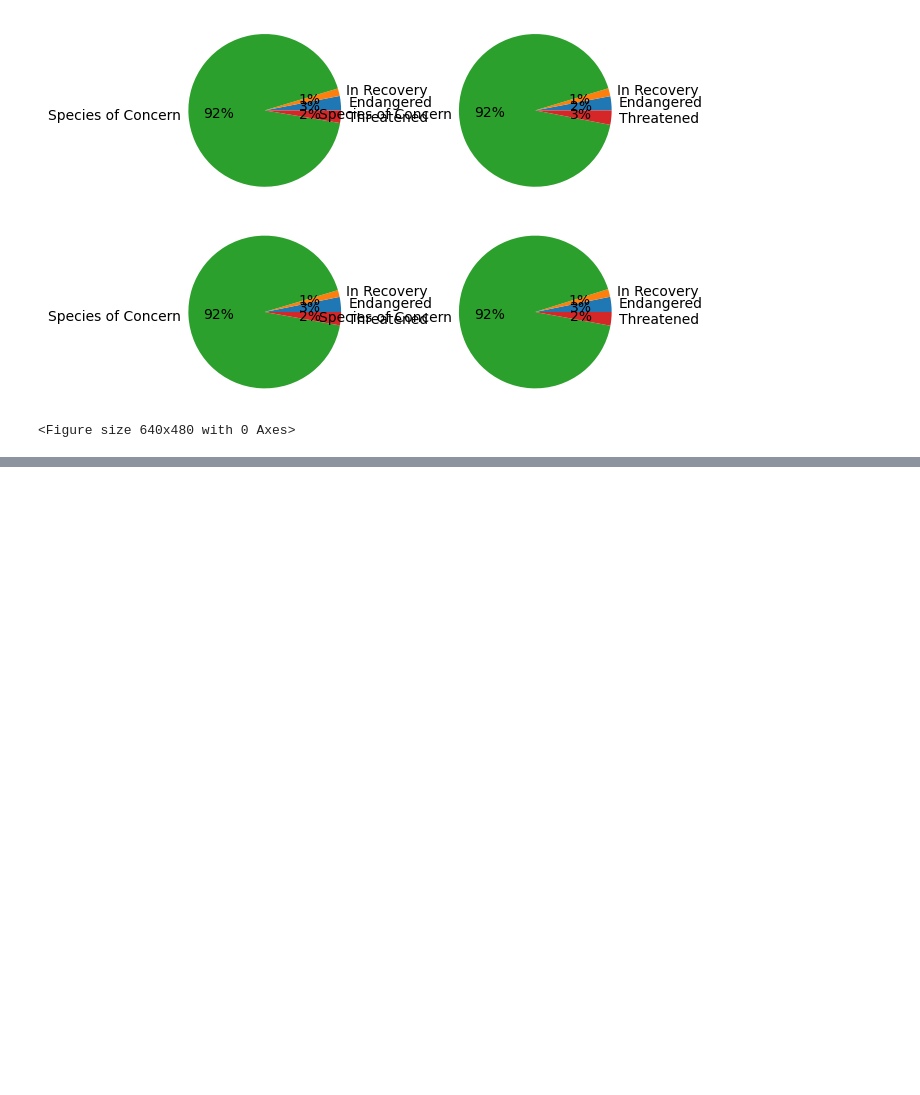
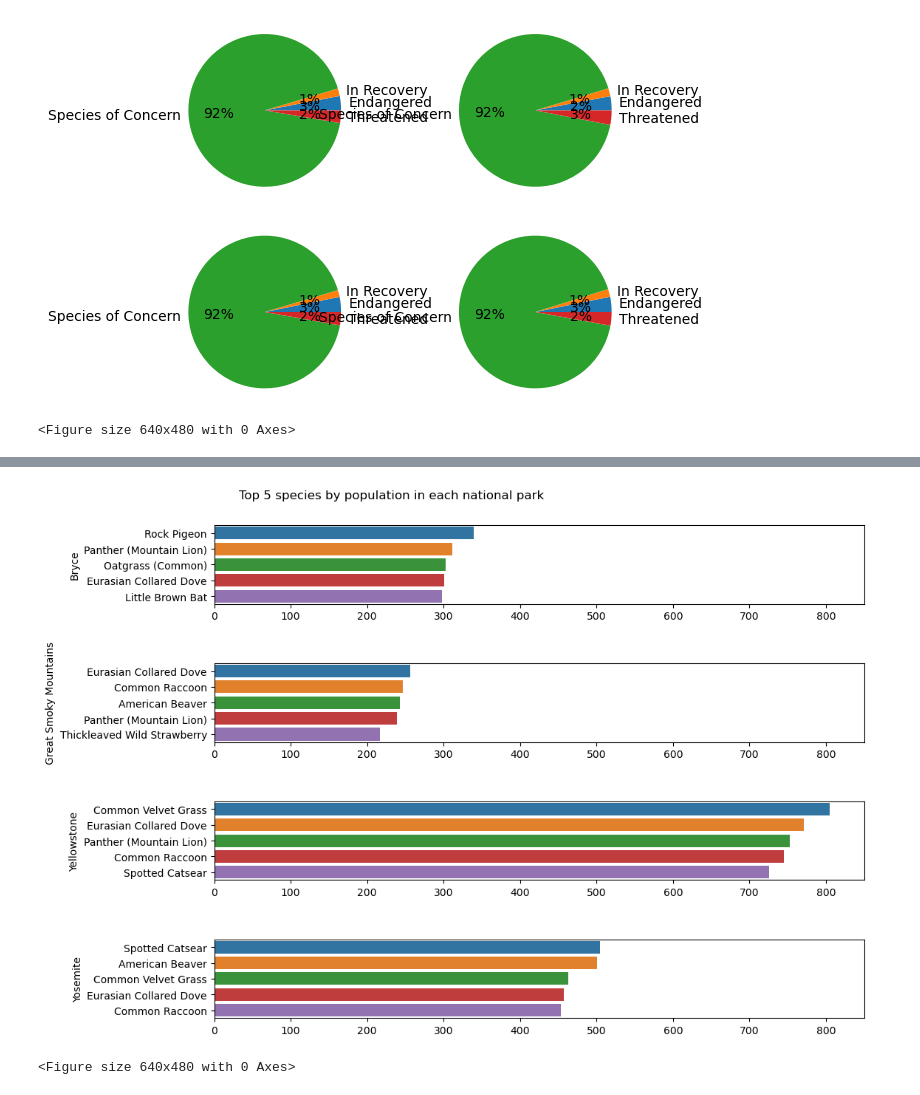
Before and after one commit to BitsAndGravy/national-parks-biodiversity, a Jupyter notebook: biodiversity.ipynb, the cells around one changed output, grey strips where cells are left out. Saved outputs shown, nothing was run; the diff lists cells and outputs as text; code cells hidden in the pictures; blank space fills up the shorter version.

```diff
--- a/biodiversity.ipynb
+++ b/biodiversity.ipynb
@@ -519,0 +562,38 @@ Yosemite                 3.198322     1.652680           92.271793    2.877205
+# %%
+# After seeing the above charts, I wondered if it would be more readable for others if I combined them into one chart....
+    # y='observations'
+    # x='park_name'
+    # hue would be the problem, since each park has a different top five
+        # Maybe I can save the top ten, look at the results and see if I can pick out an overall top 3?
+        # Would that be meaningful?
+        # Are the above visualizations meaningful?
+        # I don't think so. I think the data would be better represented a different way.
+        # Especially since the bars are not to scale to each other
+        # Although, I could make them horizontal...
+            # Make them proportional to each other
+            # Then the name would be right next to the bar
+            # Use subplot (4, 1, x)
+
+x_lim = [0, 850]
+fig = plt.figure()
+fig.suptitle('Top 5 species by population in each national park', y=1.6)
+
+for i in range(len(national_parks)):
+    plt.subplot(4, 1, i+1)
+    plt.xlim(x_lim)
+    park_df = observations_species_info[observations_species_info['park_name'] == national_parks[i]]
+    sorted_df = park_df.sort_values(by=['observations', 'first_common_name'], ascending=False).head()
+    sns.barplot(data=sorted_df, y='first_common_name', x='observations', errorbar=None, orient='h')
+    plt.ylabel('{}'.format(national_parks[i]))
+    plt.xlabel('')
+    plt.xticks()
+
+plt.subplots_adjust(right=1.5, top=1.5, hspace=0.75)
+plt.show()
+plt.clf()
+
+# I think I like this visualization much much more than the previous one
+# I would still like to have it on one plot, but 10 unique species would make for a large, hard-to-read legend
+# %% [output]
+[figure, added]
+<Figure size 640x480 with 0 Axes>
```
Also changed, not shown: parts of 13 cells of this notebook.
